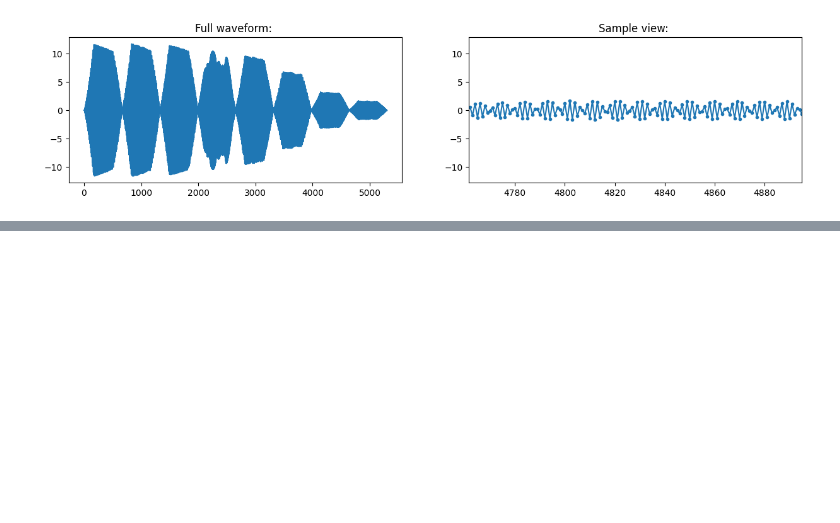
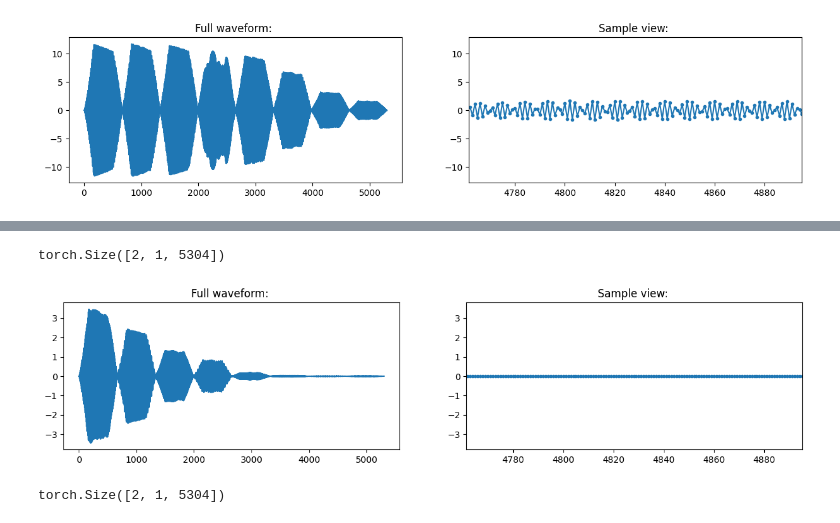
Before and after one commit to vnlinh112/IConNet, a Jupyter notebook: notebooks/fft.ipynb, the cells around one changed output, grey strips where cells are left out. Cells and saved outputs as stored; diff of their text form; code cells hidden in the pictures; blank space fills up the shorter version.

```diff
--- a/notebooks/fft.ipynb
+++ b/notebooks/fft.ipynb
@@ -309,0 +337,18 @@ torch.Size([2, 1, 5302])
+# %%
+ry77 = IConNet.signal.downsample_wave(Y, 44500, 890, lowpass_filter_width=512,
+                                     orig_freq_offset=65, orig_freq_max=600)
+print(ry77.shape)
+IConNet.signal.visualize_waveform(y=ry77[0][0].numpy(), sr=890, zoom_xlim=[5.35,5.5])
+sf.write('s4_890_highcut600_offset65_fftn.wav', ry77[0][0].numpy(), 890)
+# %% [output]
+torch.Size([2, 1, 5304])
+[figure, added]
+# %%
+ry7 = IConNet.signal.downsample_wave(Y, 44500, 890, lowpass_filter_width=512,
+                                     orig_freq_offset=261, orig_freq_max=600)
+print(ry7.shape)
+ry7_0 = ry7[0][0].detach()
+ry7_0 = torch.stack([ry7_0.real, ry7_0.imag], dim=1)
+sf.write('s4_890_highcut600_offset261_fftn_complex.wav', ry7_0, 890)
+# %% [output]
+torch.Size([2, 1, 5304])
```
Also changed, not shown: parts of 16 cells of this notebook, 3 other files.
